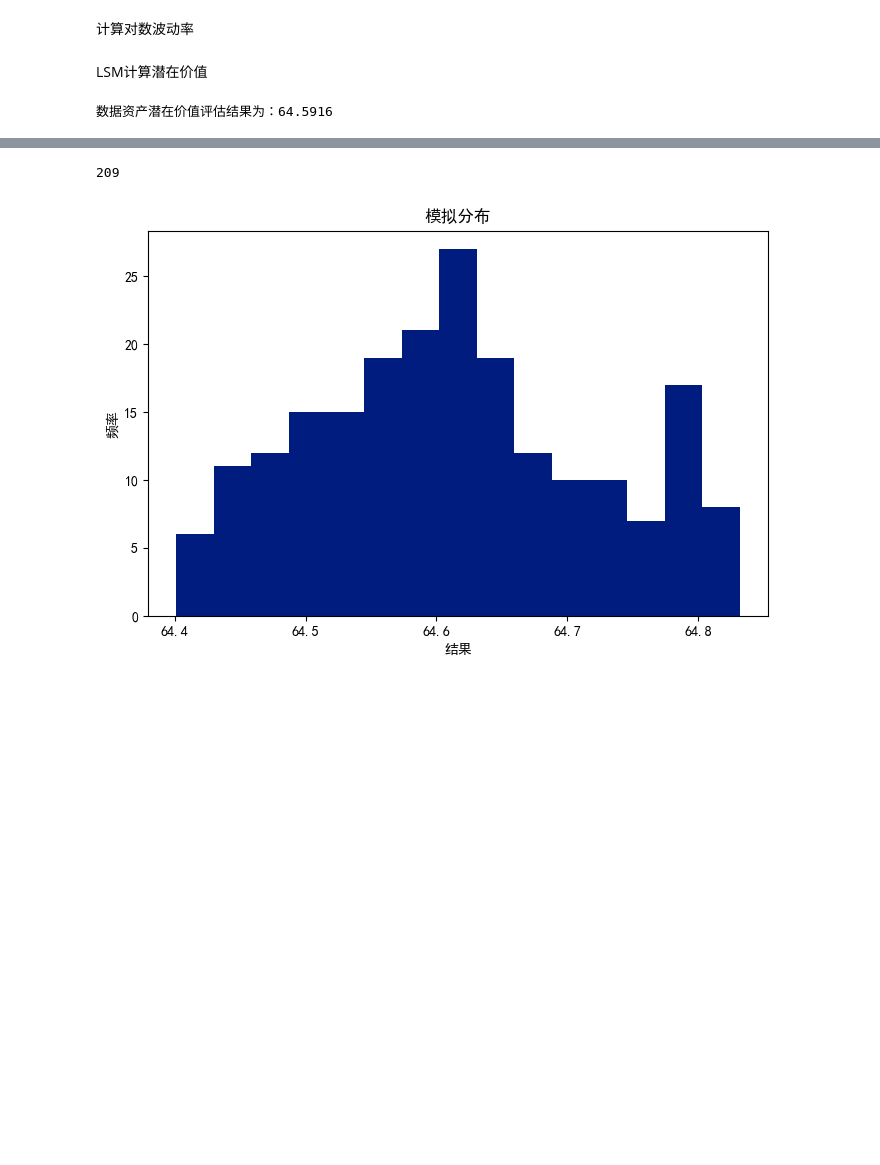
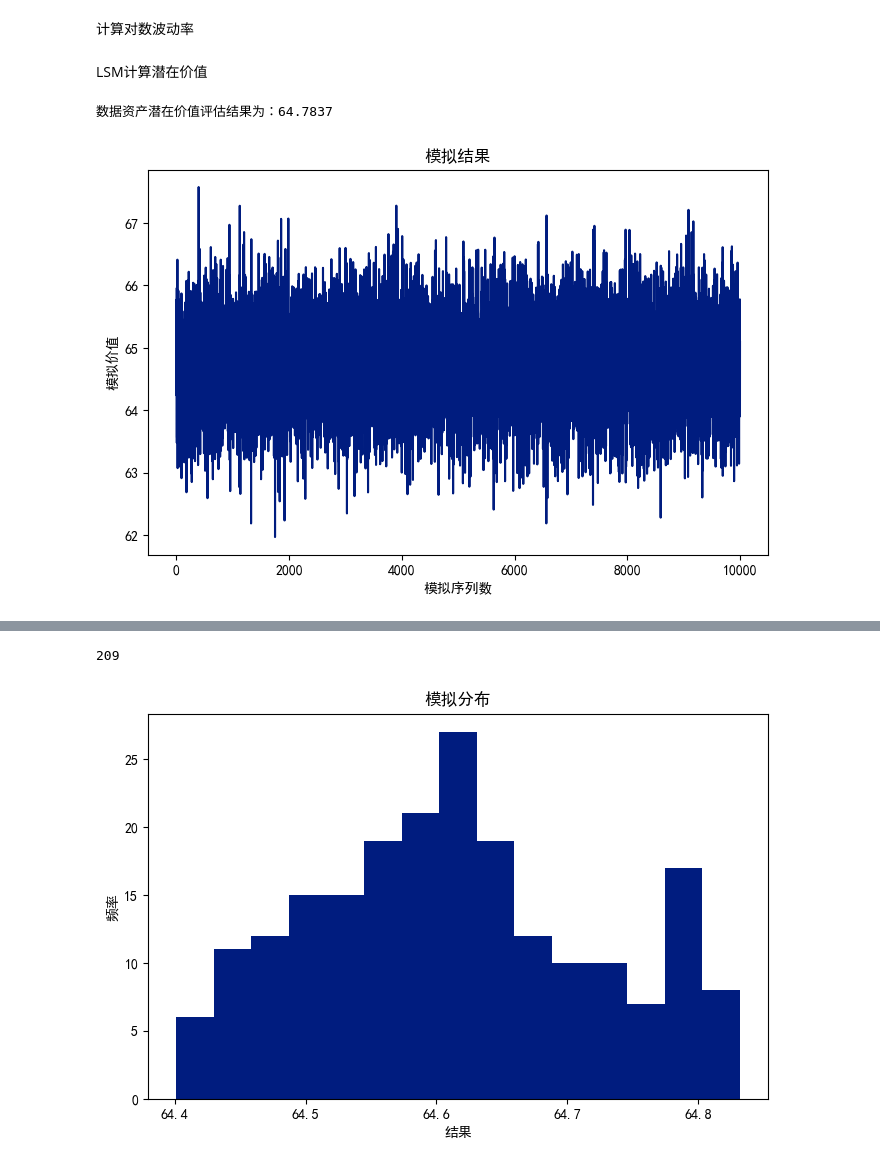
Before and after one commit to WHooXi/Options, a Jupyter notebook: 数据要素评估.ipynb, the cells around one changed output, grey strips where cells are left out. Saved outputs shown, nothing was run; the diff lists cells and outputs as text; code cells hidden in the pictures; blank space fills up the shorter version.

```diff
--- a/数据要素评估.ipynb
+++ b/数据要素评估.ipynb
@@ -120,7 +120,7 @@ def lsm_call_dual(path,path_dual,K=X,r=r):
         option_prices_1 = np.maximum(option_prices_1,path_dual[i,:]-K)
     option_prices *= np.exp(-r*dt)
     option_prices_1 *= np.exp(-r*dt)
-    return (option_prices.mean()+option_prices_1.mean())/2,option_prices.mean(),option_prices_1.mean()
+    return (option_prices.mean()+option_prices_1.mean())/2,option_prices.mean(),option_prices
 # def lsm_put(path,K=X):
 #     global dt,M,r
 #     option_prices=np.maximum(K-path[-1,:],0)
@@ -178,7 +178,17 @@ AMer_c_d=lsm_call_dual(path,path_dual)
 # Asian_p=Asian_put(path)
 print('数据资产潜在价值评估结果为：%.4f'%AMer_c_d[0])
 # %% [output]
-数据资产潜在价值评估结果为：64.5916
+数据资产潜在价值评估结果为：64.7837
+# %%
+IO=np.array(range(I))+1
+plt.figure(figsize=(8,5))
+plt.plot(IO,AMer_c_d[2])
+plt.xlabel('模拟序列数')
+plt.ylabel('模拟价值')
+plt.title('模拟结果')
+plt.show()
+# %% [output]
+[figure, added]
 # %%
 plt.figure(figsize=(8,5))
 plt.hist(np.append(path[-1],path_dual[-1]),bins=85)
```
Also changed, not shown: parts of 3 cells of this notebook.
